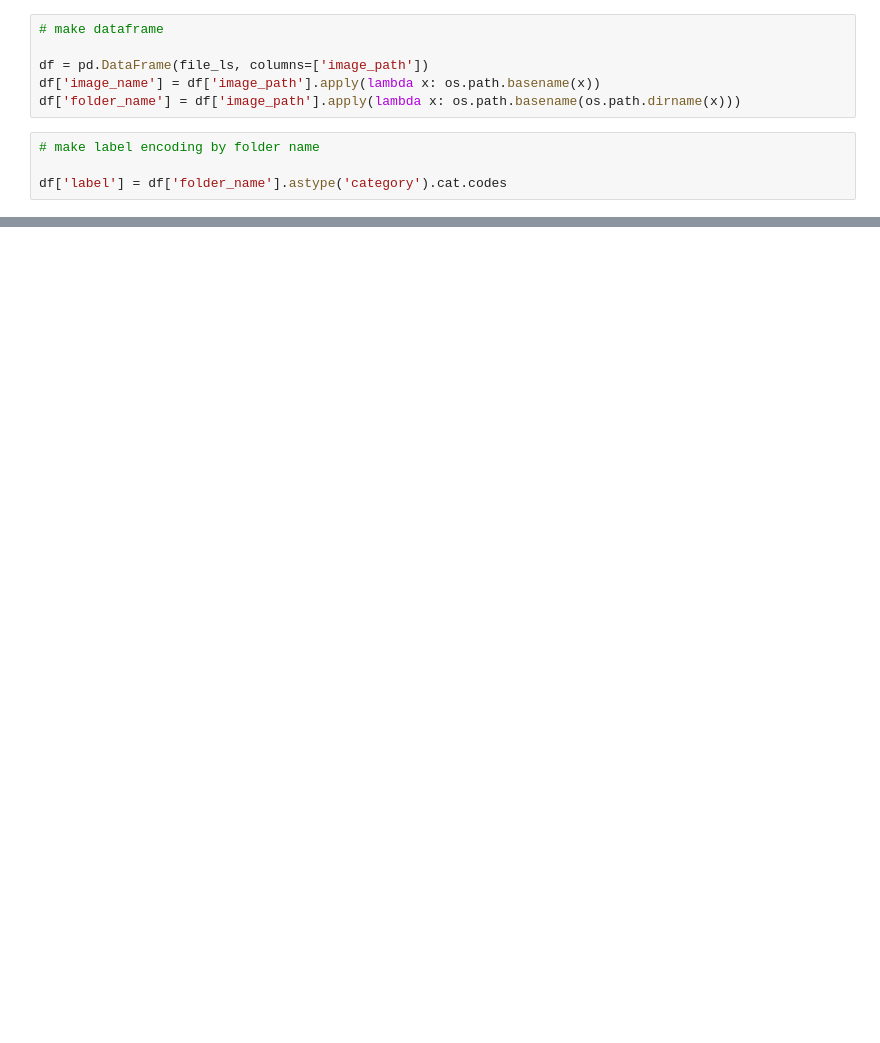
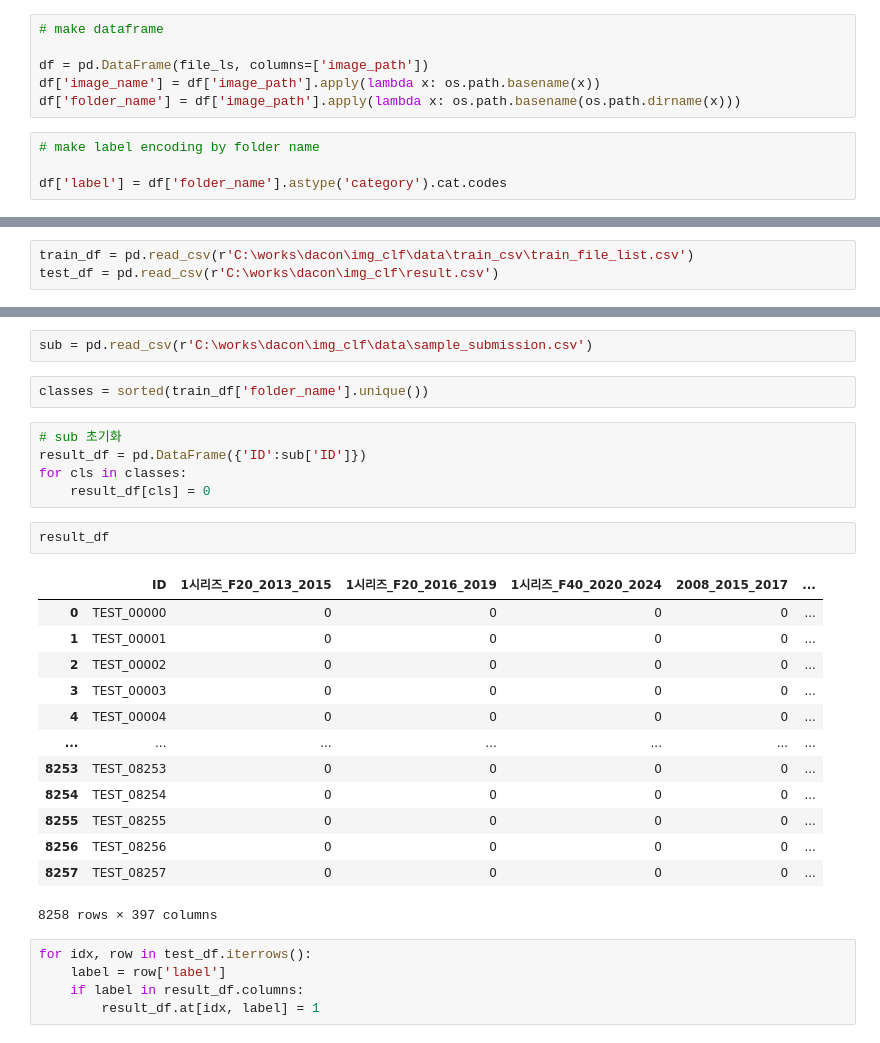
Before and after one commit to yong-again/img_clf, a Jupyter notebook: notebooks/EDA.ipynb, the cells around one changed output, grey strips where cells are left out. Drawn from its saved outputs; the diff is of its cells as text; blank space fills up the shorter version.

```diff
--- a/notebooks/EDA.ipynb
+++ b/notebooks/EDA.ipynb
@@ -52,0 +57,3 @@ df[:100].to_csv('/Users/iyongjeong/WORK/dacon/clf/data/train_csv/train_file_list
+# %%
+train_df = pd.read_csv(r'C:\works\dacon\img_clf\data\train_csv\train_file_list.csv')
+test_df = pd.read_csv(r'C:\works\dacon\img_clf\result.csv')
@@ -52,0 +122,30 @@ df[:100].to_csv('/Users/iyongjeong/WORK/dacon/clf/data/train_csv/train_file_list
+# %%
+sub = pd.read_csv(r'C:\works\dacon\img_clf\data\sample_submission.csv')
+# %%
+classes = sorted(train_df['folder_name'].unique())
+# %%
+# sub 초기화
+result_df = pd.DataFrame({'ID':sub['ID']})
+for cls in classes:
+    result_df[cls] = 0
+# %%
+result_df
+# %% [output]
+|  | ID | 1시리즈_F20_2013_2015 | 1시리즈_F20_2016_2019 | 1시리즈_F40_2020_2024 | 2008_2015_2017 | ... |
+| 0 | TEST_00000 | 0 | 0 | 0 | 0 | ... |
+| 1 | TEST_00001 | 0 | 0 | 0 | 0 | ... |
+| 2 | TEST_00002 | 0 | 0 | 0 | 0 | ... |
+| 3 | TEST_00003 | 0 | 0 | 0 | 0 | ... |
+| 4 | TEST_00004 | 0 | 0 | 0 | 0 | ... |
+| ... | ... | ... | ... | ... | ... | ... |
+| 8253 | TEST_08253 | 0 | 0 | 0 | 0 | ... |
+| 8254 | TEST_08254 | 0 | 0 | 0 | 0 | ... |
+| 8255 | TEST_08255 | 0 | 0 | 0 | 0 | ... |
+| 8256 | TEST_08256 | 0 | 0 | 0 | 0 | ... |
+| 8257 | TEST_08257 | 0 | 0 | 0 | 0 | ... |
+8258 rows × 397 columns
+# %%
+for idx, row in test_df.iterrows():
+    label = row['label']
+    if label in result_df.columns:
+        result_df.at[idx, label] = 1
```
Also changed, not shown: parts of 16 cells of this notebook, 10 other files.
